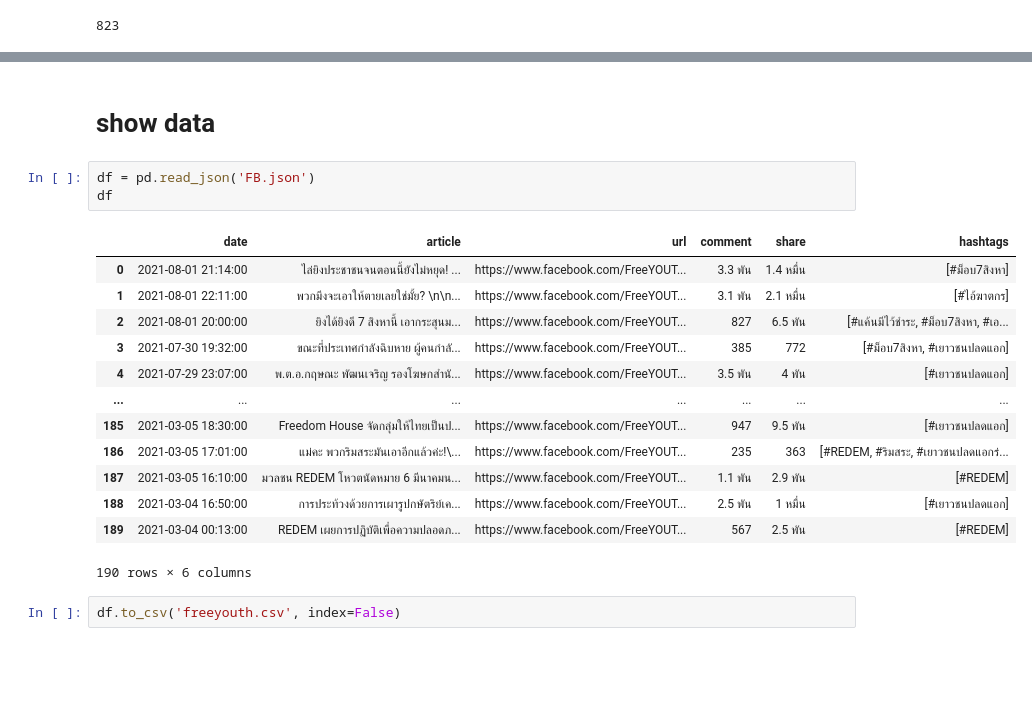
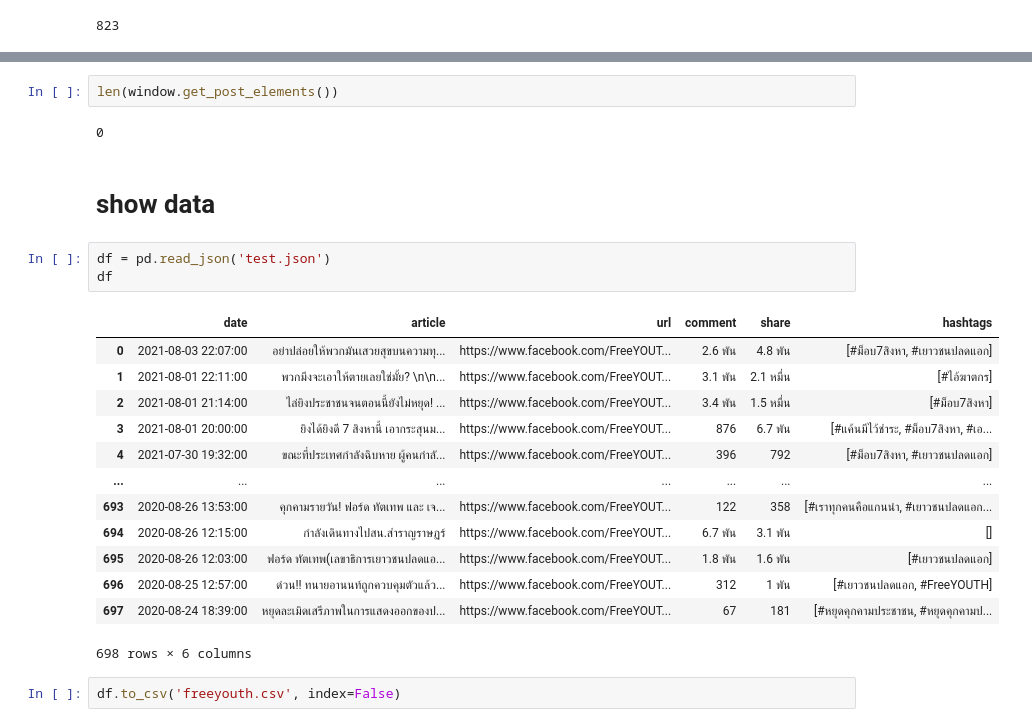
Before and after one commit to nozomiyamada/SNSAnalysis, a Jupyter notebook: scrapeFB.ipynb, the cells around one changed output, grey strips where cells are left out. Saved outputs shown, nothing was run; the diff lists cells and outputs as text; blank space fills up the shorter version.

```diff
--- a/scrapeFB.ipynb
+++ b/scrapeFB.ipynb
@@ -31,21 +85,25 @@ for i in range(50):
+# %%
+len(window.get_post_elements())
+# %% [output]
+0
 # %% [markdown]
 # show data
 # %%
-df = pd.read_json('FB.json')
+df = pd.read_json('test.json')
 df
 # %% [output]
 |  | date | article | url | comment | share | hashtags |
-| 0 | 2021-08-01 21:14:00 | ไล่ยิงประชาชนจนตอนนี้ยังไม่หยุด! ... | https://www.facebook.com/FreeYOUT... | 3.3 พัน | 1.4 หมื่น | [#ม็อบ7สิงหา] |
+| 0 | 2021-08-03 22:07:00 | อย่าปล่อยให้พวกมันเสวยสุขบนความทุ... | https://www.facebook.com/FreeYOUT... | 2.6 พัน | 4.8 พัน | [#ม็อบ7สิงหา, #เยาวชนปลดแอก] |
 | 1 | 2021-08-01 22:11:00 | พวกมึงจะเอาให้ตายเลยใช่มั้ย? \n\n... | https://www.facebook.com/FreeYOUT... | 3.1 พัน | 2.1 หมื่น | [#ไอ้ฆาตกร] |
-| 2 | 2021-08-01 20:00:00 | ยิงได้ยิงดี 7 สิงหานี้ เอากระสุนม... | https://www.facebook.com/FreeYOUT... | 827 | 6.5 พัน | [#แค้นมีไว้ชำระ, #ม็อบ7สิงหา, #เอ... |
-| 3 | 2021-07-30 19:32:00 | ขณะที่ประเทศกำลังฉิบหาย ผู้คนกำลั... | https://www.facebook.com/FreeYOUT... | 385 | 772 | [#ม็อบ7สิงหา, #เยาวชนปลดแอก] |
-| 4 | 2021-07-29 23:07:00 | พ.ต.อ.กฤษณะ พัฒนเจริญ รองโฆษกสำนั... | https://www.facebook.com/FreeYOUT... | 3.5 พัน | 4 พัน | [#เยาวชนปลดแอก] |
+| 2 | 2021-08-01 21:14:00 | ไล่ยิงประชาชนจนตอนนี้ยังไม่หยุด! ... | https://www.facebook.com/FreeYOUT... | 3.4 พัน | 1.5 หมื่น | [#ม็อบ7สิงหา] |
+| 3 | 2021-08-01 20:00:00 | ยิงได้ยิงดี 7 สิงหานี้ เอากระสุนม... | https://www.facebook.com/FreeYOUT... | 876 | 6.7 พัน | [#แค้นมีไว้ชำระ, #ม็อบ7สิงหา, #เอ... |
+| 4 | 2021-07-30 19:32:00 | ขณะที่ประเทศกำลังฉิบหาย ผู้คนกำลั... | https://www.facebook.com/FreeYOUT... | 396 | 792 | [#ม็อบ7สิงหา, #เยาวชนปลดแอก] |
 | ... | ... | ... | ... | ... | ... | ... |
-| 185 | 2021-03-05 18:30:00 | Freedom House จัดกลุ่มให้ไทยเป็นป... | https://www.facebook.com/FreeYOUT... | 947 | 9.5 พัน | [#เยาวชนปลดแอก] |
-| 186 | 2021-03-05 17:01:00 | แม่คะ พวกริมสระมันเอาอีกแล้วค่ะ!\... | https://www.facebook.com/FreeYOUT... | 235 | 363 | [#REDEM, #ริมสระ, #เยาวชนปลดแอกร่... |
-| 187 | 2021-03-05 16:10:00 | มวลชน REDEM โหวตนัดหมาย 6 มีนาคมน... | https://www.facebook.com/FreeYOUT... | 1.1 พัน | 2.9 พัน | [#REDEM] |
-| 188 | 2021-03-04 16:50:00 | การประท้วงด้วยการเผารูปกษัตริย์เค... | https://www.facebook.com/FreeYOUT... | 2.5 พัน | 1 หมื่น | [#เยาวชนปลดแอก] |
-| 189 | 2021-03-04 00:13:00 | REDEM เผยการปฏิบัติเพื่อความปลอดภ... | https://www.facebook.com/FreeYOUT... | 567 | 2.5 พัน | [#REDEM] |
+| 693 | 2020-08-26 13:53:00 | คุกคามรายวัน! ฟอร์ด ทัตเทพ และ เจ... | https://www.facebook.com/FreeYOUT... | 122 | 358 | [#เราทุกคนคือแกนนำ, #เยาวชนปลดแอก... |
+| 694 | 2020-08-26 12:15:00 | กำลังเดินทางไปสน.สำราญราษฏร์ | https://www.facebook.com/FreeYOUT... | 6.7 พัน | 3.1 พัน | [] |
+| 695 | 2020-08-26 12:03:00 | ฟอร์ด ทัตเทพ(เลขาธิการเยาวชนปลดแอ... | https://www.facebook.com/FreeYOUT... | 1.8 พัน | 1.6 พัน | [#เยาวชนปลดแอก] |
+| 696 | 2020-08-25 12:57:00 | ด่วน!! ทนายอานนท์ถูกควบคุมตัวแล้ว... | https://www.facebook.com/FreeYOUT... | 312 | 1 พัน | [#เยาวชนปลดแอก, #FreeYOUTH] |
+| 697 | 2020-08-24 18:39:00 | หยุดละเมิดเสรีภาพในการแสดงออกของป... | https://www.facebook.com/FreeYOUT... | 67 | 181 | [#หยุดคุกคามประชาชน, #หยุดคุกคามป... |
-190 rows × 6 columns
+698 rows × 6 columns
 # %%
 df.to_csv('freeyouth.csv', index=False)
```
Also changed, not shown: parts of 6 cells of this notebook, 6 other files.
